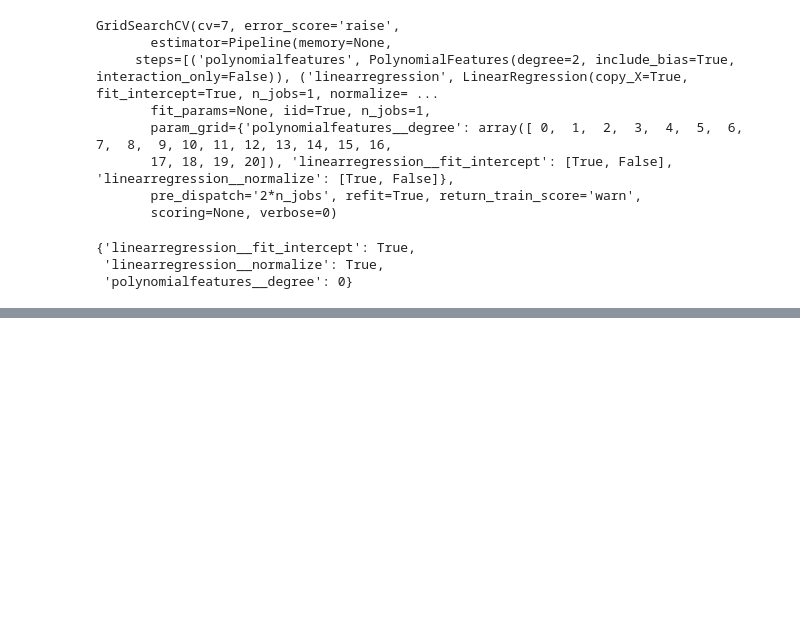
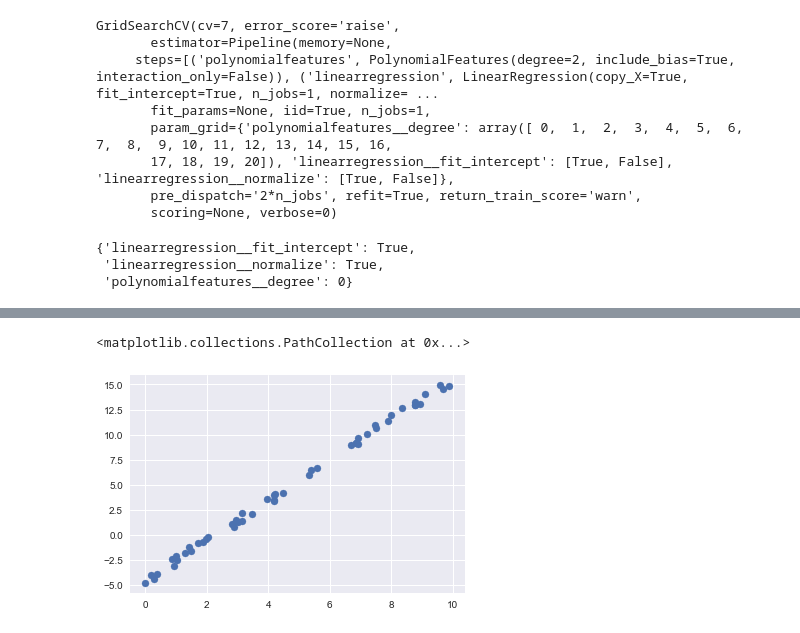
Before and after one commit to olivercqc/Learning-Python, a Jupyter notebook: Scikit-learn/Linear Regression.ipynb, the cells around one changed output, grey strips where cells are left out. Saved outputs shown, nothing was run; the diff lists cells and outputs as text; code cells hidden in the pictures; blank space fills up the shorter version.

```diff
--- a/Scikit-learn/Linear Regression.ipynb
+++ b/Scikit-learn/Linear Regression.ipynb
@@ -302,0 +303,8 @@ plt.axis(lim);
+# %%
+rng = np.random.RandomState(1)
+x = 10 * rng.rand(50)
+y = 2 * x - 5 + rng.rand(50)
+plt.scatter(x, y)
+# %% [output]
+<matplotlib.collections.PathCollection at 0x...>
+[figure, added]
```
Also changed, not shown: parts of 16 cells of this notebook, 1 other file.
